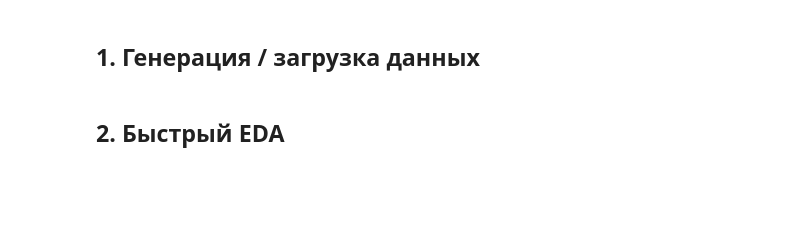
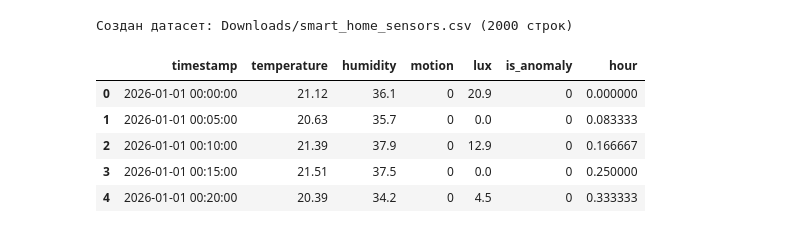
Before and after one commit to kruzenshteyn/fos-repository-Group_7, a Jupyter notebook: notebooks/01_isolation_forest_baseline.ipynb, the cells around one changed output. Saved outputs shown, nothing was run; the diff lists cells and outputs as text; code cells hidden in the pictures; blank space fills up the shorter version.

```diff
--- a/notebooks/01_isolation_forest_baseline.ipynb
+++ b/notebooks/01_isolation_forest_baseline.ipynb
@@ -29,8 +17,6 @@ print("Библиотеки загружены")
-# %% [markdown]
-## 1. Генерация / загрузка данных
 # %%
 # Генерируем синтетический датасет (если файла ещё нет)
-DATA_PATH = Path("../data/smart_home_sensors.csv")
+DATA_PATH = Path("Downloads/smart_home_sensors.csv")
 DATA_PATH.parent.mkdir(parents=True, exist_ok=True)
 
 if not DATA_PATH.exists():
@@ -48,35 +34,41 @@ if not DATA_PATH.exists():
     anom_idx = RNG.choice(N, size=n_anom, replace=False)
     for i, idx in enumerate(anom_idx):
         kind = i % 4
         if kind == 0:
             temperature[idx] += RNG.choice([-8, 10])
         elif kind == 1:
             humidity[idx] = RNG.uniform(85, 98)
         elif kind == 2 and 1 <= hour[idx] <= 4:
             motion[idx] = 1.0
             lux[idx] = RNG.uniform(0, 15)
         else:
             lux[idx] = RNG.uniform(900, 1200)
 
     df = pd.DataFrame({
         "timestamp": timestamps,
         "temperature": np.round(temperature, 2),
         "humidity": np.round(humidity, 1),
         "motion": motion.astype(int),
         "lux": np.round(lux, 1),
         "is_anomaly": 0,
     })
     df.loc[anom_idx, "is_anomaly"] = 1
     df.to_csv(DATA_PATH, index=False)
     print(f"Создан датасет: {DATA_PATH} ({len(df)} строк)")
 else:
     df = pd.read_csv(DATA_PATH, parse_dates=["timestamp"])
     print(f"Загружен датасет: {DATA_PATH} ({len(df)} строк)")
 
 df["hour"] = df["timestamp"].dt.hour + df["timestamp"].dt.minute / 60.0
 df.head()
+# %% [output]
+Создан датасет: Downloads/smart_home_sensors.csv (2000 строк)
+|  | timestamp | temperature | humidity | motion | lux | is_anomaly | hour |
+| 0 | 2026-01-01 00:00:00 | 21.12 | 36.1 | 0 | 20.9 | 0 | 0.000000 |
+| 1 | 2026-01-01 00:05:00 | 20.63 | 35.7 | 0 | 0.0 | 0 | 0.083333 |
+| 2 | 2026-01-01 00:10:00 | 21.39 | 37.9 | 0 | 12.9 | 0 | 0.166667 |
+| 3 | 2026-01-01 00:15:00 | 21.51 | 37.5 | 0 | 0.0 | 0 | 0.250000 |
+| 4 | 2026-01-01 00:20:00 | 20.39 | 34.2 | 0 | 4.5 | 0 | 0.333333 |
-# %% [markdown]
-## 2. Быстрый EDA
 # %%
 print("Распределение аномалий:")
 print(df["is_anomaly"].value_counts())
```
Also changed, not shown: parts of 11 cells of this notebook.
